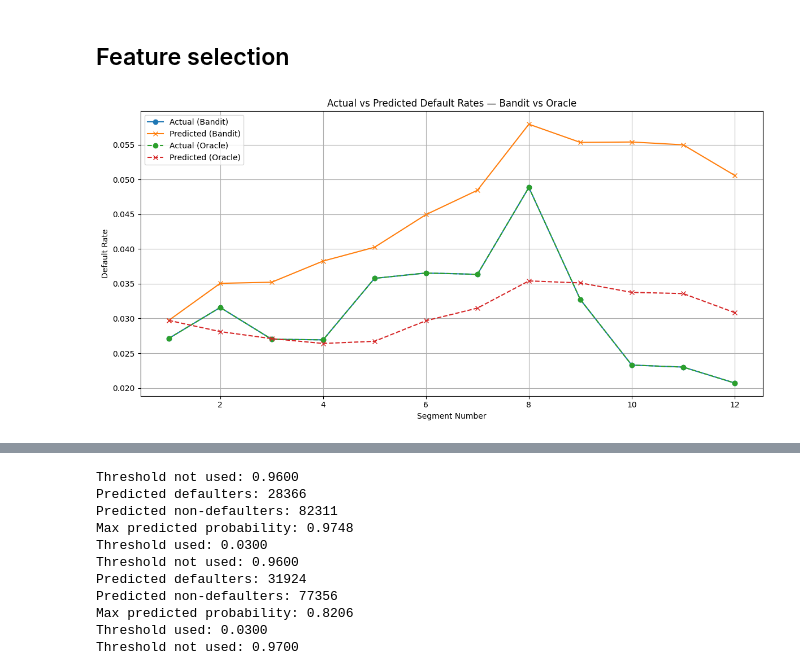
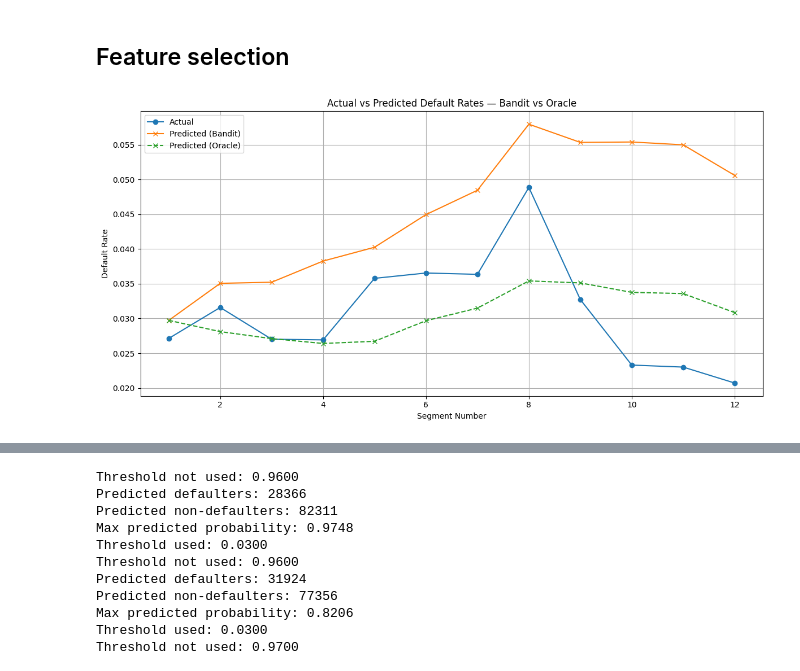
Before and after one commit to manpreetsingh227/MSc-project, a Jupyter notebook: notebooks/EDA.ipynb, the cells around one changed output, grey strips where cells are left out. Cells and saved outputs as stored; diff of their text form; code cells hidden in the pictures.

```diff
--- a/notebooks/EDA.ipynb
+++ b/notebooks/EDA.ipynb
@@ -302,10 +302,11 @@ from sklearn.linear_model import LogisticRegression
 from sklearn.pipeline import make_pipeline
 from sklearn.preprocessing import StandardScaler
 from sklearn.metrics import roc_auc_score
-
+from sklearn.metrics import recall_score, confusion_matrix
 
 results = []
-
+exclude_cols = {'case_id', 'WEEK_NUM', 'target'}
+features = [col for col in final_segments['split_0'].columns if col not in exclude_cols]
 X_train_bandit = final_segments['split_0'][features]
 y_train_bandit = final_segments['split_0']['target']
 
@@ -319,22 +320,28 @@ for t in range(1, len(sorted_keys)):
     X_test = test_segment[features]
     y_test = test_segment["target"]
 
-    # ---- BANDIT MODEL (only approved applicants) ----
+    # BANDIT MODEL (only approved applicants)
     model_bandit = make_pipeline(StandardScaler(), LogisticRegression(max_iter=1000))
     model_bandit.fit(X_train_bandit, y_train_bandit)
 
     y_pred_proba_bandit = model_bandit.predict_proba(X_test)[:, 1]
     auc_bandit = roc_auc_score(y_test, y_pred_proba_bandit)
 
-    thresh_bandit = min(thresh_bandit, 0.03)
+    thresh_bandit = 0.03
     accept_mask_bandit = y_pred_proba_bandit < thresh_bandit
+    y_pred_bandit = (y_pred_proba_bandit>=thresh_bandit).astype(int)
+    recall_bandit = recall_score(y_test, y_pred_bandit)
+    tn, fp, fn, tp = confusion_matrix(y_test, y_pred_bandit).ravel()
+    specificity_bandit = tn / (tn + fp)
+
 
     results.append({
         "segment": split_key,
         "segment_num": int(split_key.split("_")[1]),
         "type": "bandit",
-        "threshold": thresh_bandit,
         "auc": auc_bandit,
+        "recall": recall_bandit,
+        "specificity": specificity_bandit,
         "actual_default_rate": y_test.mean(),
         "predicted_default_rate": y_pred_proba_bandit.mean(),
         "accept_rate": accept_mask_bandit.mean()
@@ -344,7 +351,7 @@ for t in range(1, len(sorted_keys)):
     X_train_bandit = pd.concat([X_train_bandit, X_test[accept_mask_bandit]], ignore_index=True)
     y_train_bandit = pd.concat([y_train_bandit, y_test[accept_mask_bandit]], ignore_index=True)
 
-    # ---- ORACLE MODEL (sees full data) ----
+    # ORACLE MODEL (sees full data)
     model_oracle = make_pipeline(StandardScaler(), LogisticRegression(max_iter=1000))
     model_oracle.fit(X_train_oracle, y_train_oracle)
 
@@ -352,15 +359,19 @@ for t in range(1, len(sorted_keys)):
     auc_oracle = roc_auc_score(y_test, y_pred_proba_oracle)
 
 
-    thresh_oracle = min(thresh_oracle,0.03)
+    thresh_oracle = 0.03
     accept_mask_oracle = y_pred_proba_oracle < thresh_oracle
-
+    y_pred_oracle = (y_pred_proba_oracle>=thresh_oracle).astype(int)
+    recall_oracle = recall_score(y_test, y_pred_oracle)
+    tn, fp, fn, tp = confusion_matrix(y_test, y_pred_oracle).ravel()
+    specificity_oracle = tn / (tn + fp)
     results.append({
         "segment": split_key,
         "segment_num": int(split_key.split("_")[1]),
         "type": "oracle",
-        "threshold": thresh_oracle,
         "auc": auc_oracle,
+        "recall": recall_oracle,
+        "specificity": specificity_oracle,
         "actual_default_rate": y_test.mean(),
         "predicted_default_rate": y_pred_proba_oracle.mean(),
         "accept_rate": accept_mask_oracle.mean()
@@ -374,27 +385,23 @@ results_df = pd.DataFrame(results)
 # %%
 import matplotlib.pyplot as plt
 
-# Split by model type
 df_bandit = results_df[results_df["type"] == "bandit"].sort_values("segment_num")
 df_oracle = results_df[results_df["type"] == "oracle"].sort_values("segment_num")
-
-# Plot
 plt.figure(figsize=(12, 6))
 
 # Bandit
-plt.plot(df_bandit["segment_num"], df_bandit["actual_default_rate"], label="Actual (Bandit)", marker='o')
+plt.plot(df_bandit["segment_num"], df_bandit["actual_default_rate"], label="Actual", marker='o')
 plt.plot(df_bandit["segment_num"], df_bandit["predicted_default_rate"], label="Predicted (Bandit)", marker='x')
 
 # Oracle
-plt.plot(df_oracle["segment_num"], df_oracle["actual_default_rate"], label="Actual (Oracle)", marker='o', linestyle='--')
 plt.plot(df_oracle["segment_num"], df_oracle["predicted_default_rate"], label="Predicted (Oracle)", marker='x', linestyle='--')
 
 plt.xlabel("Segment Number")
 plt.ylabel("Default Rate")
 plt.title("Actual vs Predicted Default Rates — Bandit vs Oracle")
 plt.legend()
 plt.grid(True)
 plt.tight_layout()
 plt.show()
 # %% [output]
-[figure, old version]
+[figure, new version]
```
Also changed, not shown: parts of 1 cell of this notebook.
